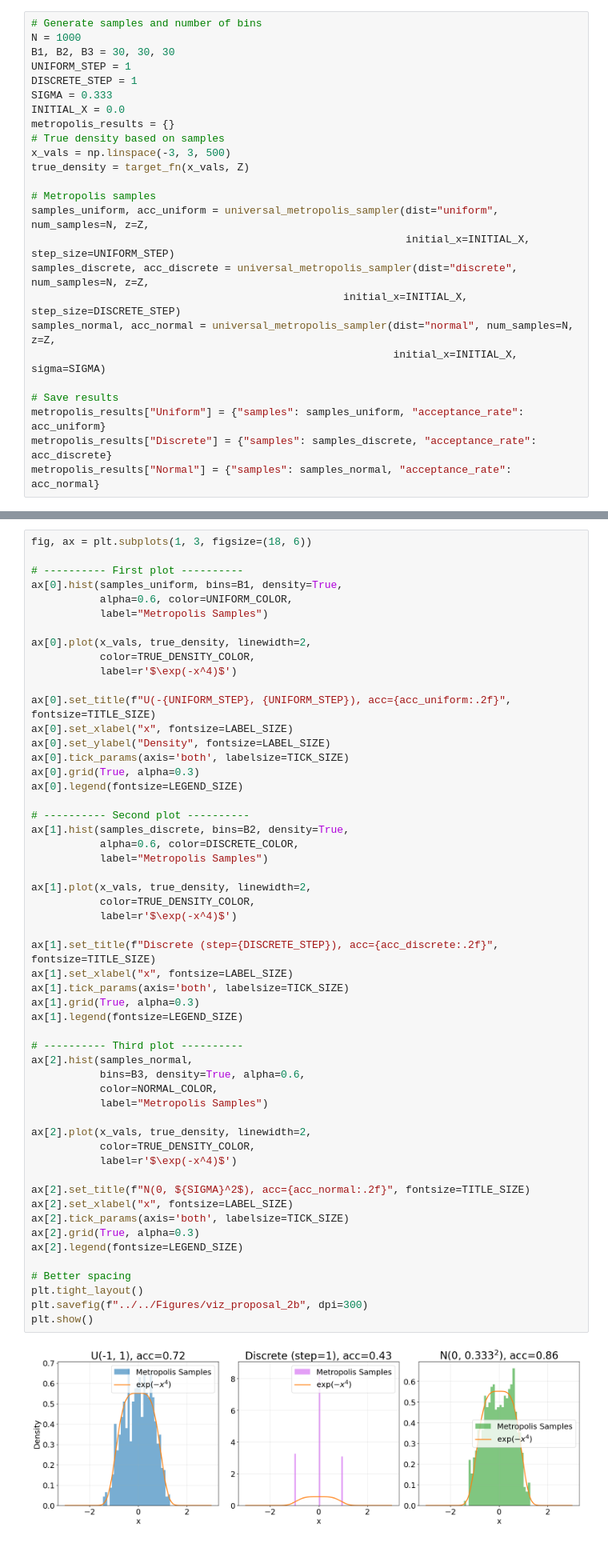
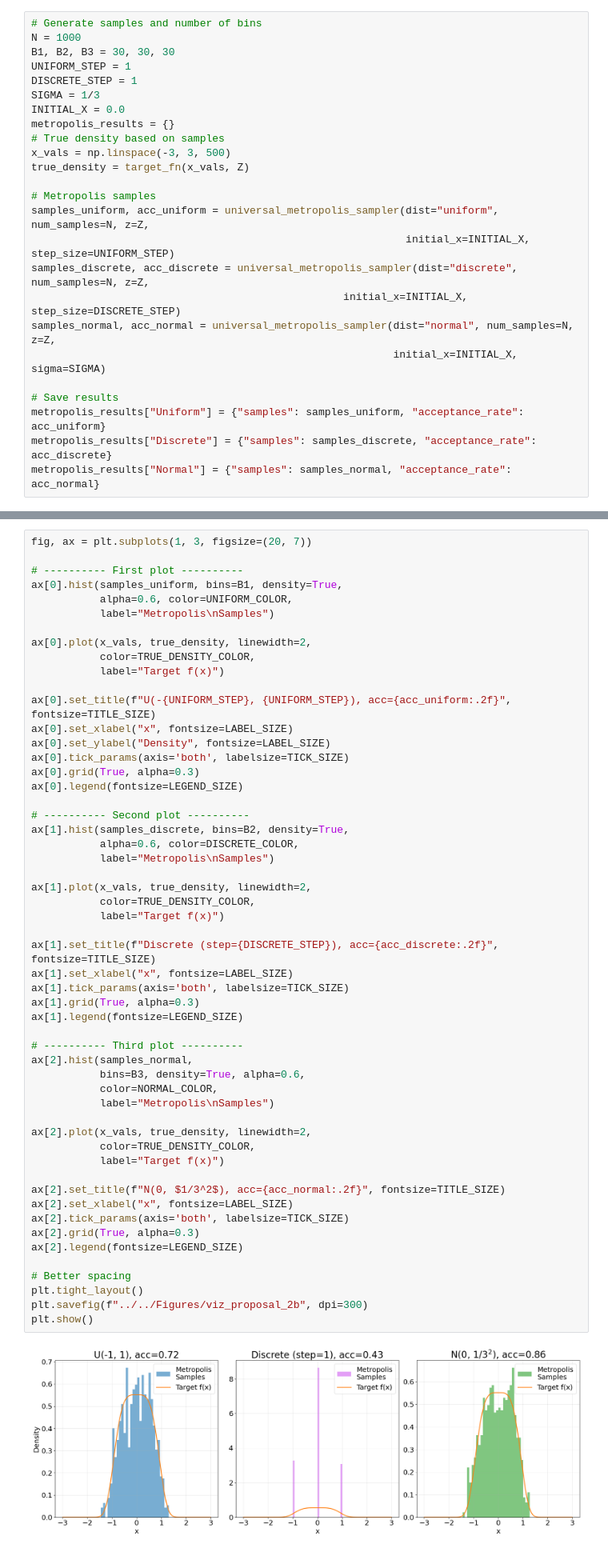
Before and after one commit to wakeupat4am/MATH4010--Advanced-Prob-Stat----Final-Project, a Jupyter notebook: Problem & Visualization/Problem 2/Problem_2.ipynb, the cells around one changed output, grey strips where cells are left out. Shown at 80% size. Saved outputs shown, nothing was run; the diff lists cells and outputs as text.

Commit message:
std of normal = 1/3

```diff
--- a/Problem & Visualization/Problem 2/Problem_2.ipynb
+++ b/Problem & Visualization/Problem 2/Problem_2.ipynb
@@ -157,7 +157,7 @@ N = 1000
 B1, B2, B3 = 30, 30, 30
 UNIFORM_STEP = 1
 DISCRETE_STEP = 1
-SIGMA = 0.333
+SIGMA = 1/3
 INITIAL_X = 0.0
 metropolis_results = {}
 # True density based on samples
@@ -183,16 +183,16 @@ Acceptance rate: 0.8629
 # %% [markdown]
 ### Graph title: Metropolis Sampling with Different Symmetric Proposals (N=1000)
 # %%
-fig, ax = plt.subplots(1, 3, figsize=(18, 6))
+fig, ax = plt.subplots(1, 3, figsize=(20, 7))
 
 # ---------- First plot ----------
 ax[0].hist(samples_uniform, bins=B1, density=True,
            alpha=0.6, color=UNIFORM_COLOR,
-           label="Metropolis Samples")
+           label="Metropolis\nSamples")
 
 ax[0].plot(x_vals, true_density, linewidth=2,
            color=TRUE_DENSITY_COLOR,
-           label=r'$\exp(-x^4)$')
+           label="Target f(x)")
 
 ax[0].set_title(f"U(-{UNIFORM_STEP}, {UNIFORM_STEP}), acc={acc_uniform:.2f}", fontsize=TITLE_SIZE)
 ax[0].set_xlabel("x", fontsize=LABEL_SIZE)
@@ -204,40 +204,40 @@ ax[0].legend(fontsize=LEGEND_SIZE)
 # ---------- Second plot ----------
 ax[1].hist(samples_discrete, bins=B2, density=True,
            alpha=0.6, color=DISCRETE_COLOR,
-           label="Metropolis Samples")
+           label="Metropolis\nSamples")
 
 ax[1].plot(x_vals, true_density, linewidth=2,
            color=TRUE_DENSITY_COLOR,
-           label=r'$\exp(-x^4)$')
+           label="Target f(x)")
 
 ax[1].set_title(f"Discrete (step={DISCRETE_STEP}), acc={acc_discrete:.2f}", fontsize=TITLE_SIZE)
 ax[1].set_xlabel("x", fontsize=LABEL_SIZE)
 ax[1].tick_params(axis='both', labelsize=TICK_SIZE)
 ax[1].grid(True, alpha=0.3)
 ax[1].legend(fontsize=LEGEND_SIZE)
 
 # ---------- Third plot ----------
 ax[2].hist(samples_normal,
            bins=B3, density=True, alpha=0.6,
            color=NORMAL_COLOR,
-           label="Metropolis Samples")
+           label="Metropolis\nSamples")
 
 ax[2].plot(x_vals, true_density, linewidth=2,
            color=TRUE_DENSITY_COLOR,
-           label=r'$\exp(-x^4)$')
+           label="Target f(x)")
 
-ax[2].set_title(f"N(0, ${SIGMA}^2$), acc={acc_normal:.2f}", fontsize=TITLE_SIZE)
+ax[2].set_title(f"N(0, $1/3^2$), acc={acc_normal:.2f}", fontsize=TITLE_SIZE)
 ax[2].set_xlabel("x", fontsize=LABEL_SIZE)
 ax[2].tick_params(axis='both', labelsize=TICK_SIZE)
 ax[2].grid(True, alpha=0.3)
 ax[2].legend(fontsize=LEGEND_SIZE)
 
 # Better spacing
 plt.tight_layout()
 plt.savefig(f"../../Figures/viz_proposal_2b", dpi=300)
 plt.show()
 # %% [output]
-[figure, old version]
+[figure, new version]
 # %%
 
 # Save each proposal as a separate figure (N=1000, initial parameters)
```
Also changed, not shown: parts of 20 cells of this notebook, 20 other files.
